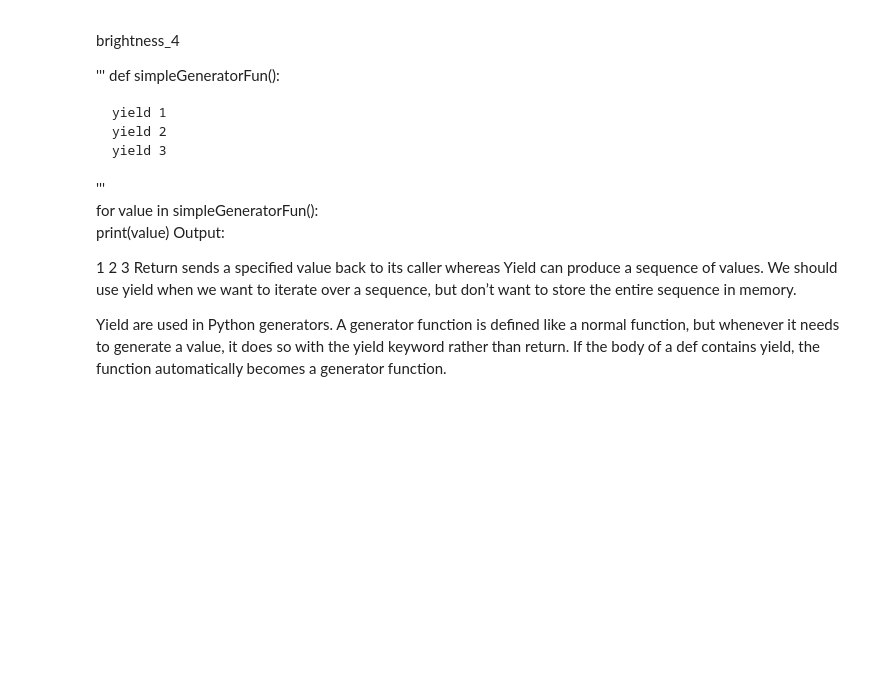
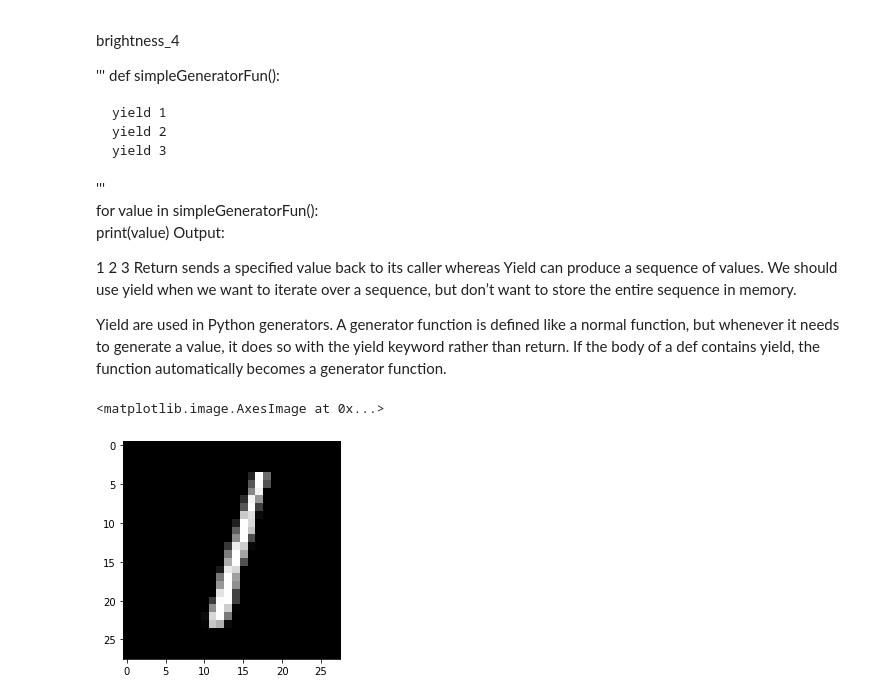
Before and after one commit to sayan0506/Siamese-Network-Implementation-On-MNIST-Data-Using-Keras, a Jupyter notebook: Create_a_Saimese_Network_with_Triplet_Loss_in_Keras.ipynb, the cells around one changed output. Drawn from its saved outputs; the diff is of its cells as text; code cells hidden in the pictures; blank space fills up the shorter version.

```diff
--- a/Create_a_Saimese_Network_with_Triplet_Loss_in_Keras.ipynb
+++ b/Create_a_Saimese_Network_with_Triplet_Loss_in_Keras.ipynb
@@ -334,4 +338,10 @@ Return sends a specified value back to its caller whereas Yield can produce a se
 
 Yield are used in Python generators. A generator function is defined like a normal function, but whenever it needs to generate a value, it does so with the yield keyword rather than return. If the body of a def contains yield, the function automatically becomes a generator function.
 # %%
-indices_of_zero = np.squeeze(np.where(y_test == 0))
+indices_of_zero = np.squeeze(np.where(y_test == 1))
+# %%
+image = x_test[indices_of_zero[0]]
+plt.imshow(image.reshape(28,28), cmap = 'gray')
+# %% [output]
+<matplotlib.image.AxesImage at 0x...>
+[figure, added]
```
Also changed, not shown: parts of 14 cells of this notebook.
